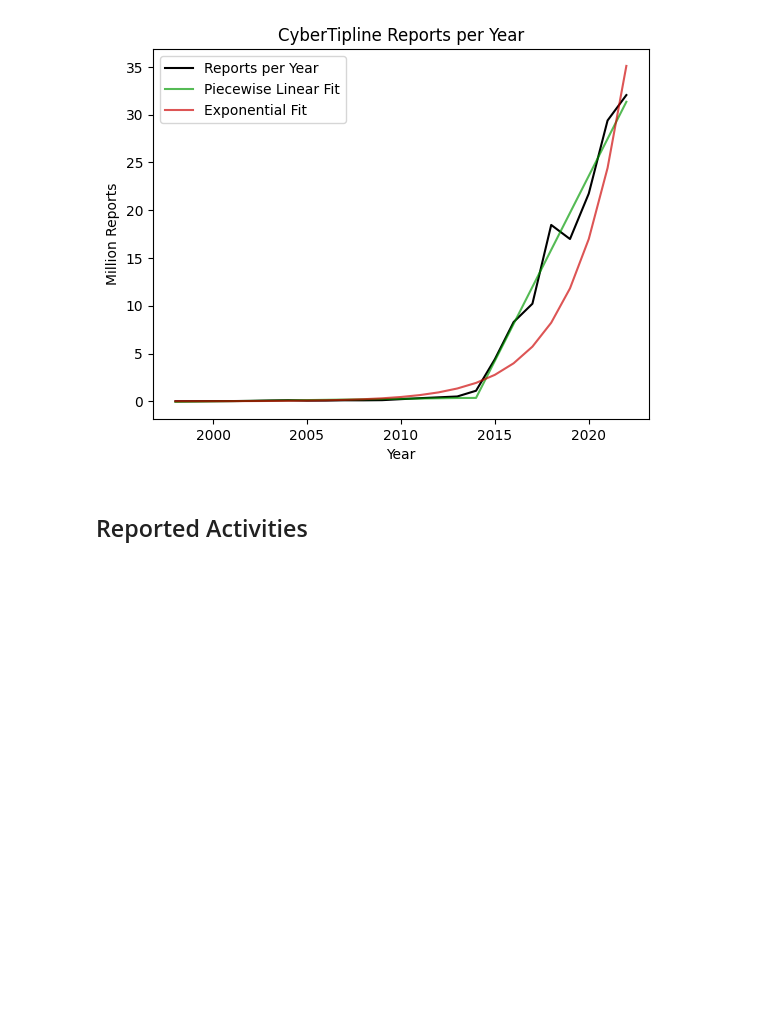
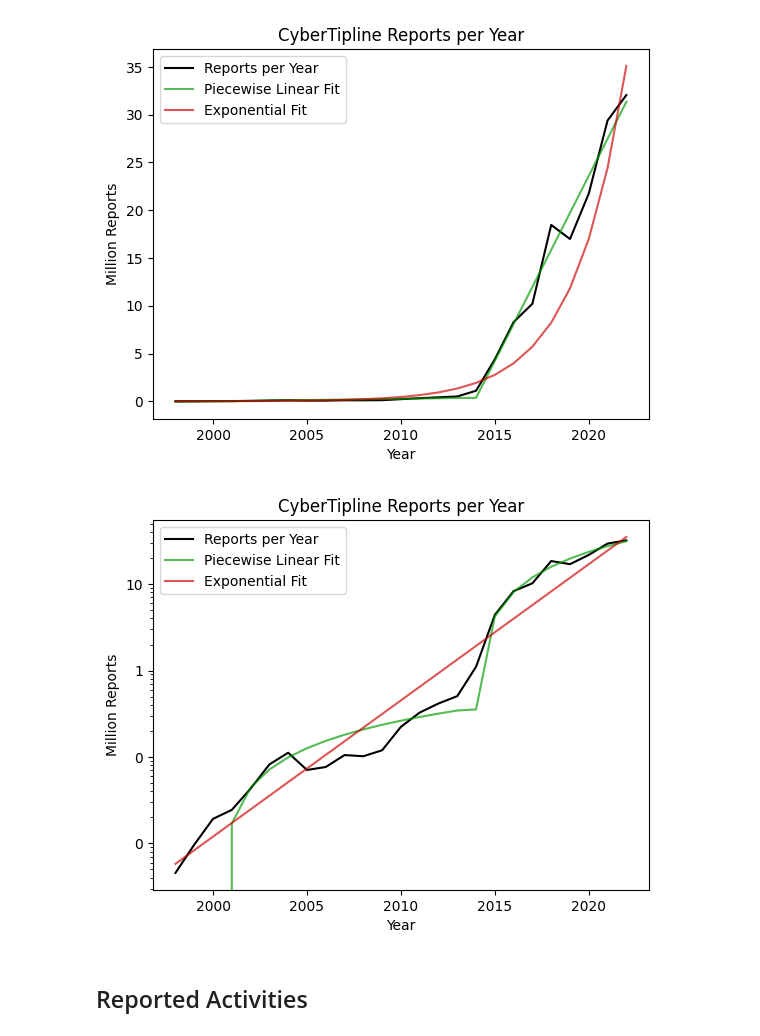
Before and after one commit to apparebit/diaphanous, a Jupyter notebook: analysis/reports.ipynb, the cells around one changed output. Drawn from its saved outputs; the diff is of its cells as text; code cells hidden in the pictures; blank space fills up the shorter version.

```diff
--- a/analysis/reports.ipynb
+++ b/analysis/reports.ipynb
@@ -73,6 +70,19 @@ Per 18 US Code §2258A, a number of activities related to the sexual exploitatio
 Number of Reports
 NCMEC started its CyberTipline in 1998. Since then, the number of reports has increased significantly, doubling in many but not nearly all years. NCMEC has characterized this growth as exponential in  ...
 [figure]
+# %%
+ax = reports_per_year.plot.line(color=['#000000', '#009900aa', '#cc0000aa'])
+
+ax.set_title('CyberTipline Reports per Year')
+ax.set_xlabel('Year')
+ax.set_ylabel('Million Reports')
+ax.set_yscale('log')
+ax.get_yaxis().set_major_formatter(
+    matplotlib.ticker.FuncFormatter(lambda x, p: format(int(x/1_000_000), ',')))
+
+ax.get_figure().savefig('../figure/log-reports-per-year.svg', format='svg')
+# %% [output]
+[figure, added]
 # %%
 contents = pd.read_csv('../data/csam-report-contents.csv', thousands=',')
 
```
Also changed, not shown: parts of 1 cell of this notebook, 13 other files.
